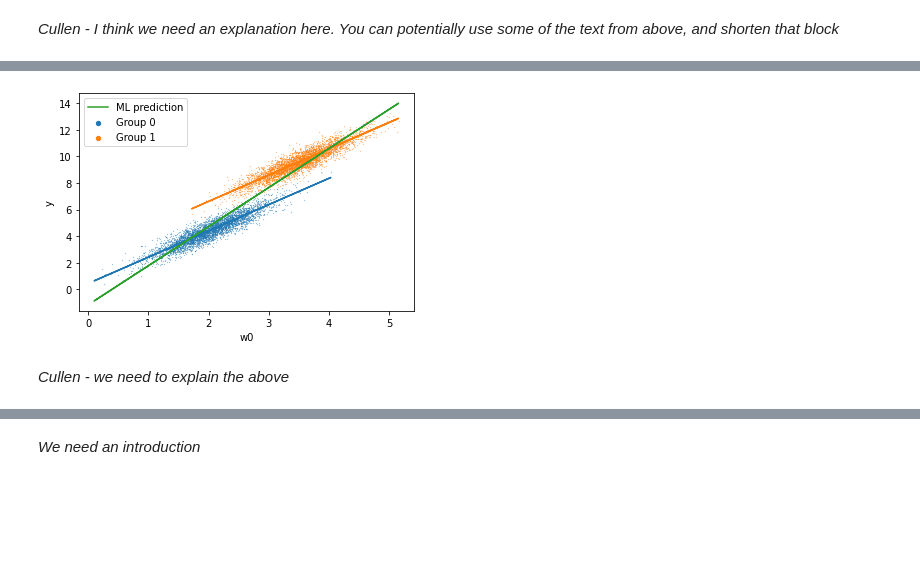
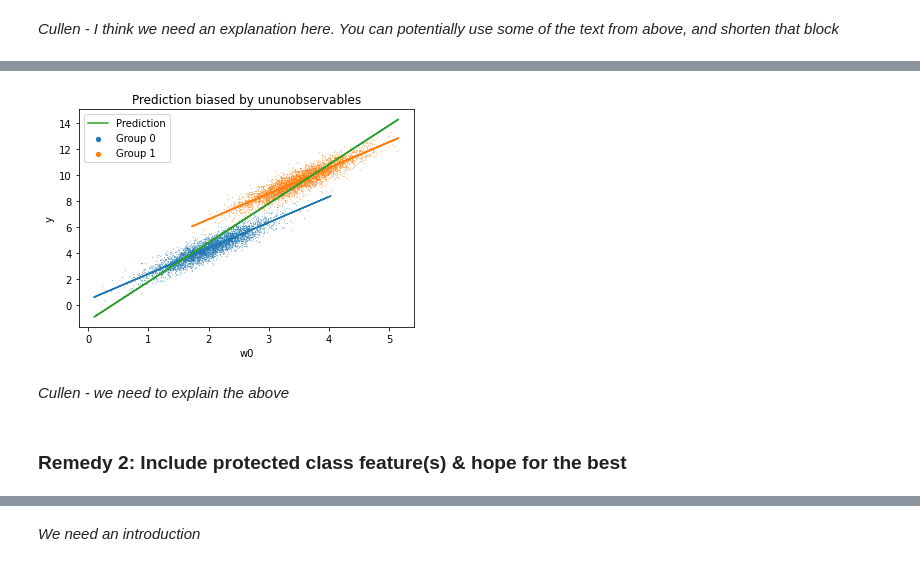
Before and after one commit to kingjosephm/DiscriminationMitigation, a Jupyter notebook: Example.ipynb, the cells around one changed output, grey strips where cells are left out. Saved outputs shown, nothing was run; the diff lists cells and outputs as text; code cells hidden in the pictures; blank space fills up the shorter version.

Commit message:
finished jupyter notebook plots, intreprations still needed

```diff
--- a/Example.ipynb
+++ b/Example.ipynb
@@ -9,6 +9,26 @@ import matplotlib.pyplot as plt
 pd.set_option('display.max_rows', 20)
 pd.set_option('display.max_columns', 100)
 tf.compat.v1.logging.set_verbosity(tf.compat.v1.logging.ERROR) # turn off tensorflow warning messages
+# %%
+# Function to create a Tensorflow Keras deep learning model
+def keras_model():
+    tf.keras.backend.clear_session()
+    model = tf.keras.Sequential()
+    model.add(tf.keras.layers.Dense(32))
+    model.add(tf.keras.layers.Dropout(0.2))
+    model.add(tf.keras.layers.Dense(128))
+    model.add(tf.keras.layers.Dropout(0.2))
+    model.add(tf.keras.layers.Dense(16))
+    model.add(tf.keras.layers.Dense(1))
+    model.compile(optimizer='adam', loss='mse')
+    return model
+
+# Function to aggregate a dataframe according to a rounded feature, 'w0'
+def aggregate_data(df):
+    df = pd.concat([df, synth[['w0']].reset_index(drop=True)], axis=1)
+    df['w0'] = round(df['w0'], 1)
+    df = df.sort_values(by=['w0'])
+    return df.groupby(['w0']).mean()
 # %% [markdown]
 ### Instantiate some synthetic data
 # %%
@@ -109,15 +94,23 @@ pred = model.predict(synth[['w0']])
+# %%
+# Train a Tensorflow Keras deep learning model
+model = keras_model()
+model.fit(synth[['w0']], synth['y'], epochs=60, batch_size=128, verbose=0)
+pred = model.predict(synth[['w0']]) # Generate prediction from model
 # %%
 # Scatter & line plot using Matplotlib
 plt.scatter(c0_grp["w0"], c0_grp["y"], label='Group 0', s=0.03)
 plt.scatter(c1_grp["w0"], c1_grp["y"], label='Group 1', s=0.03)
 plt.plot(c0_grp["w0"], c0_pred)
 plt.plot(c1_grp["w0"], c1_pred)
-plt.plot(synth['w0'], pred, label='ML prediction')
+plt.plot(synth['w0'], pred, label='Prediction')
+plt.title('Prediction biased by ununobservables')
 plt.xlabel('w0')
 plt.ylabel('y')
 plt.legend(markerscale=25)
 plt.show()
 # %% [output]
-[figure, old version]
+[figure, new version]
 # %% [markdown]
 *Cullen - we need to explain the above*
+# %% [markdown]
+### Remedy 2: Include protected class feature(s) & hope for the best
```
Also changed, not shown: parts of 57 cells of this notebook, 5 other files.
